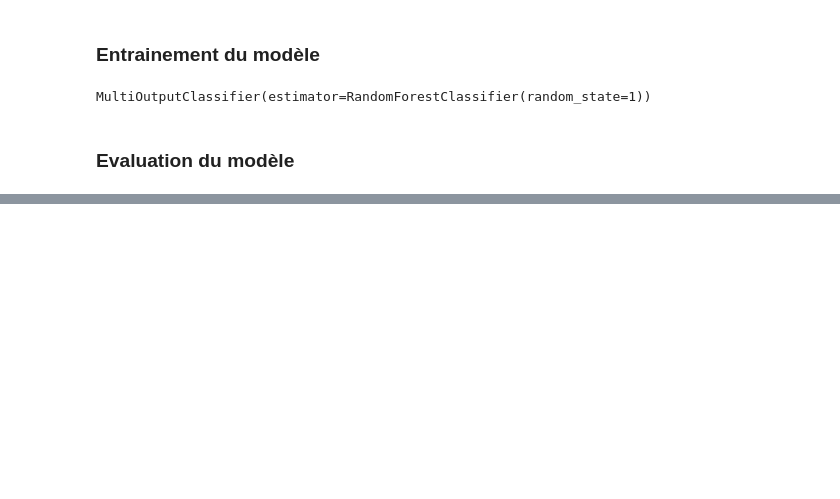
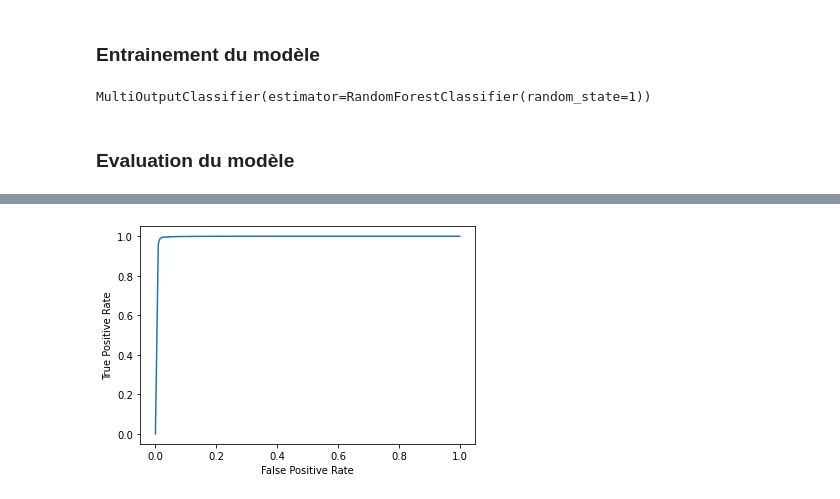
Before and after one commit to AugustinMoinat/Projet-python-maintenance, a Jupyter notebook: notebooks/Apprentissage/5.0-sc-random-forest.ipynb, the cells around one changed output, grey strips where cells are left out. Drawn from its saved outputs; the diff is of its cells as text; code cells hidden in the pictures; blank space fills up the shorter version.

```diff
--- a/notebooks/Apprentissage/5.0-sc-random-forest.ipynb
+++ b/notebooks/Apprentissage/5.0-sc-random-forest.ipynb
@@ -59,0 +92,11 @@ for i in range(4):
+# %%
+from sklearn import metrics
+
+fpr1, tpr1, thresholds1 = metrics.roc_curve(Y_test["comp1"],Y_pred[0][:,1])
+fpr2, tpr2, thresholds2 = metrics.roc_curve(Y_test["comp2"],Y_pred[1][:,1])
+fpr3, tpr3, thresholds3 = metrics.roc_curve(Y_test["comp3"],Y_pred[2][:,1])
+fpr4, tpr4, thresholds4 = metrics.roc_curve(Y_test["comp4"],Y_pred[3][:,1])
+# %%
+roc_display = metrics.RocCurveDisplay(fpr=fpr1, tpr=tpr1).plot()
+# %% [output]
+[figure, added]
```
Also changed, not shown: parts of 13 cells of this notebook, 1 other file.
